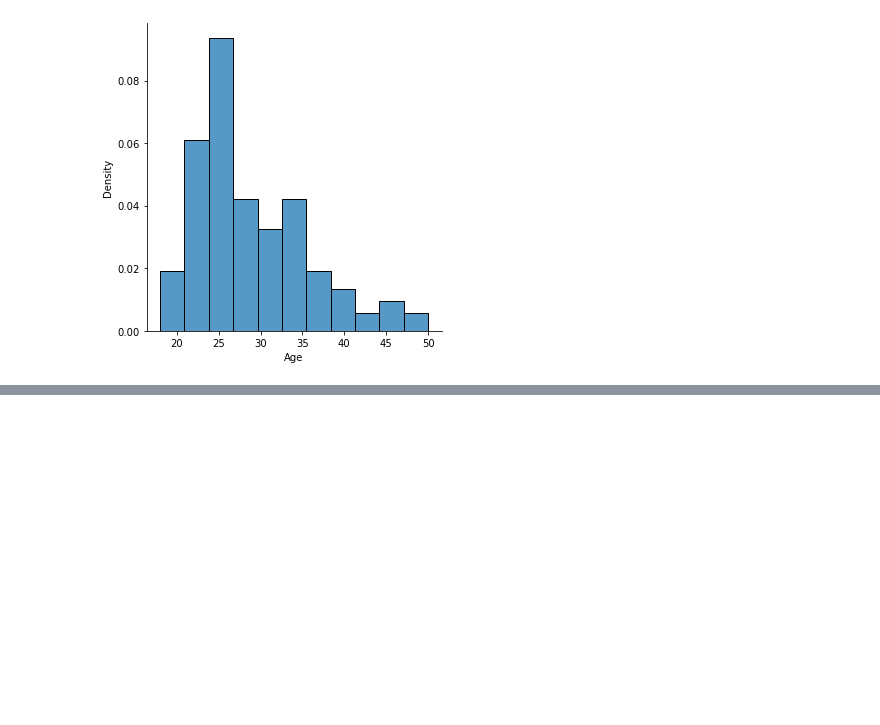
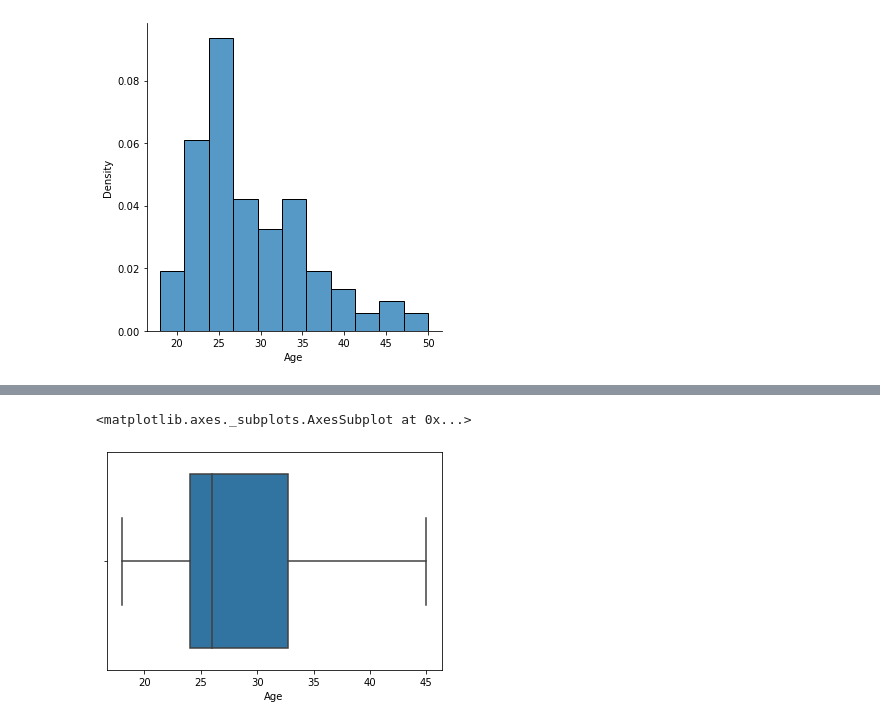
Before and after one commit to Chularev/kaggle_competitions, a Jupyter notebook: CardioGoodFitness/notebook.ipynb, the cells around one changed output, grey strips where cells are left out. Saved outputs shown, nothing was run; the diff lists cells and outputs as text; code cells hidden in the pictures; blank space fills up the shorter version.

```diff
--- a/CardioGoodFitness/notebook.ipynb
+++ b/CardioGoodFitness/notebook.ipynb
@@ -59,0 +80,6 @@ plot.show()
+# %%
+tmp = data[data['Age'] < 46]
+sns.boxplot(tmp['Age'])
+# %% [output]
+<matplotlib.axes._subplots.AxesSubplot at 0x...>
+[figure, added]
```
Also changed, not shown: parts of 8 cells of this notebook.
